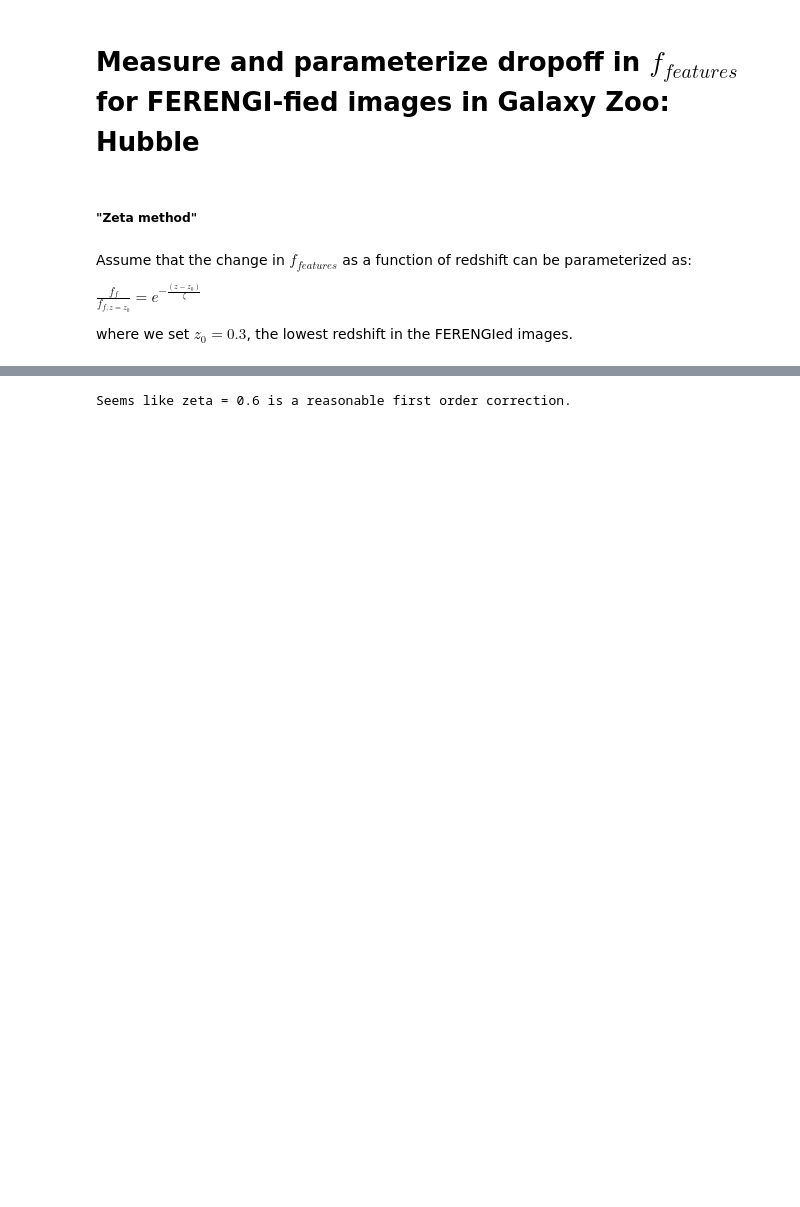
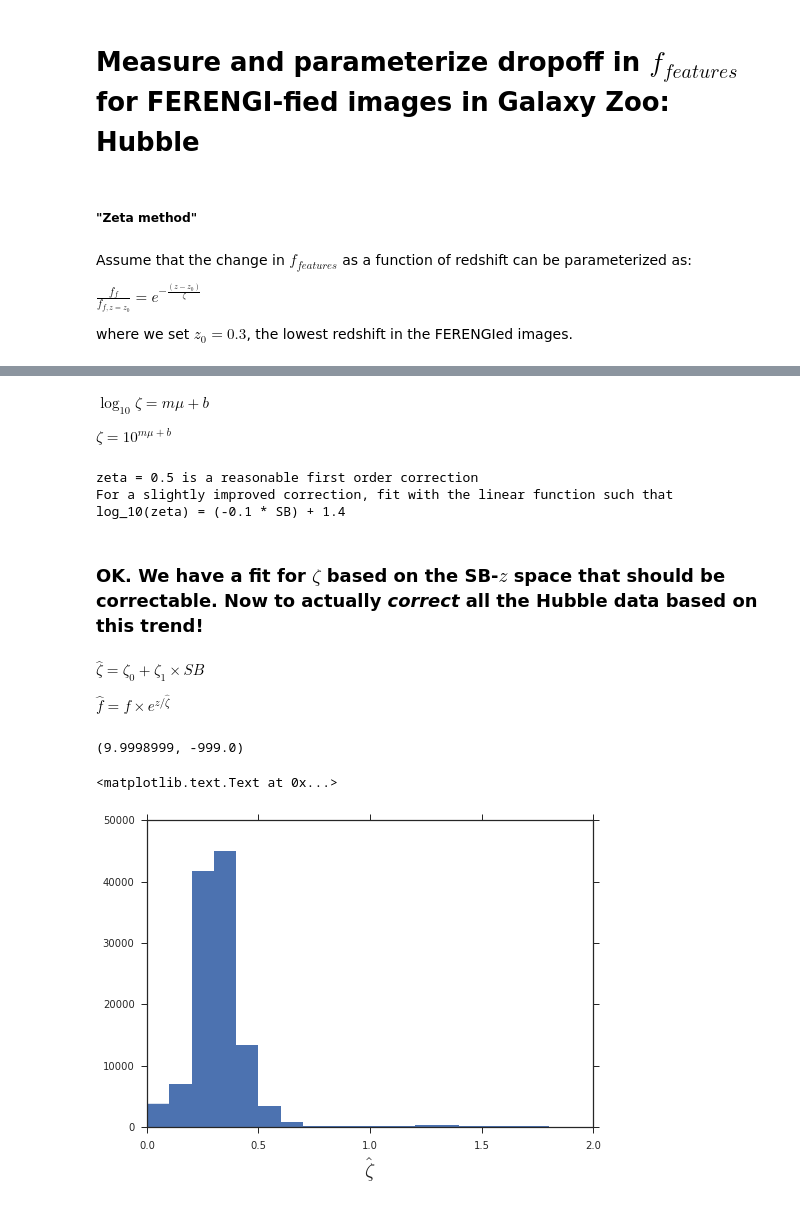
Before and after one commit to willettk/gzhubble, a Jupyter notebook: python/zeta.ipynb, the cells around one changed output, grey strips where cells are left out. Cells and saved outputs as stored; diff of their text form; code cells hidden in the pictures; blank space fills up the shorter version.

```diff
--- a/python/zeta.ipynb
+++ b/python/zeta.ipynb
@@ -210,4 +220,52 @@ jg.set_axis_labels(r'$\mu_{max,i}$ [mag/arcsec$^2$]',r'$\log_{10}(\zeta)$',fonts
+# %%
+fit = jg.ax_joint.lines[0].get_data()
+x0,y0 = fit[0][0],fit[1][0]
+x1,y1 = fit[0][-1],fit[1][-1]
+
+# Slope, intercept where x = SB, y = log_10(zeta)
+slope = (y1-y0)/(x1-x0)
+intercept = y1 - slope*x1
+# %% [markdown]
+$\log_{10}\zeta = m\mu + b$
+
+$\zeta = 10^{m\mu + b}$
 # %%
-print 'Seems like zeta = {:.1f} is a reasonable first order correction.'.format(10**y.mean())
+print('zeta = {:.1f} is a reasonable first order correction'.format(10**y.mean()))
+print('For a slightly improved correction, fit with the linear function such that log_10(zeta) = ({:.1f} * SB) + {:.1f}'.format(slope,intercept))
 # %% [output]
-Seems like zeta = 0.6 is a reasonable first order correction.
+zeta = 0.5 is a reasonable first order correction
+For a slightly improved correction, fit with the linear function such that log_10(zeta) = (-0.1 * SB) + 1.4
+# %% [markdown]
+### OK. We have a fit for $\zeta$ based on the SB-$z$ space that should be correctable. Now to actually *correct* all the Hubble data based on this trend!
+# %%
+hstdata = Table.read("/Users/willettk/Astronomy/Research/GalaxyZoo/fits/gz_hst_acs_all.fits",1)
+# %% [markdown]
+$\hat\zeta = \zeta_0 + \zeta_1 \times SB$
+
+$\hat f = f \times e^{z/{\hat\zeta}}$
+# %%
+# Use SB-dependent value, even though the scatter is huge.
+p_guess = np.array([0.5,0.5])
+n = 40
+yerr = error_bars(y*n,n)
+f_gal_norm_err = np.sqrt((f_gal_err/f_gal)**2 + (f_gal_err[0]/f_gal[0])**2) * f_gal_norm
+
+p, cov, infodict, mesg, ier = optimize.leastsq(errfunc_lin,p_guess,args=(x.astype(np.float64),
+                                                                     y.astype(np.float64),
+                                                                     yerr.astype(np.float64),
+                                                                     full_output=1)
+
+zeta_mean = 10**y.mean()
+z0 = 0.3
+
+print(hstdata['Z'].max(),hstdata['Z'].min())
+# %% [output]
+(9.9998999, -999.0)
+# %%
+mu = hstdata['MU_HI']
+zeta_hat = 10**(slope * mu + intercept)
+plt.hist(zeta_hat[np.isfinite(zeta_hat)],bins=20,range=(0,2))
+plt.xlabel(r'$\hat\zeta$',fontsize=20)
+# %% [output]
+<matplotlib.text.Text at 0x...>
+[figure, added]
```
Also changed, not shown: parts of 7 cells of this notebook.
